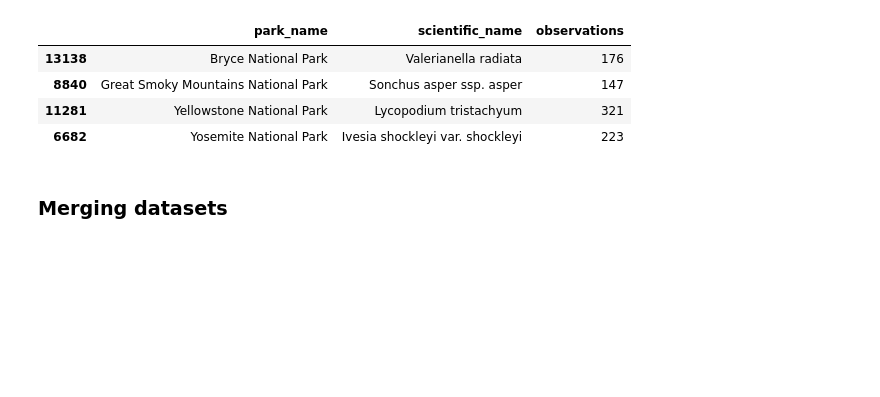
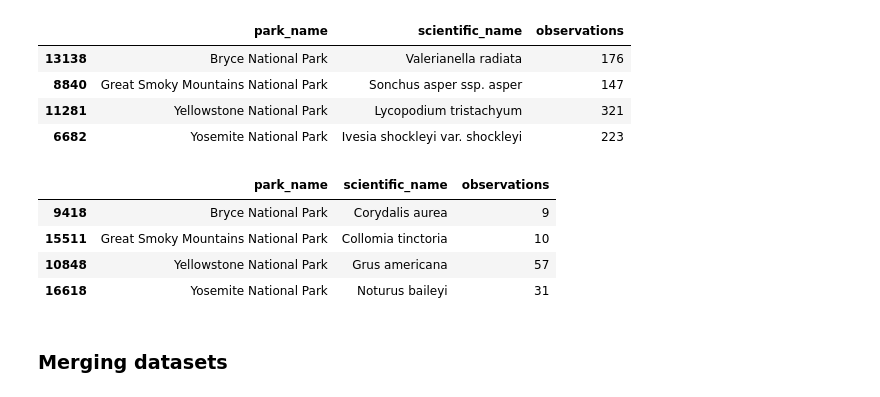
Before and after one commit to 7086600/biodiversity_project, a Jupyter notebook: biodiversity.ipynb, the cells around one changed output. Cells and saved outputs as stored; diff of their text form; code cells hidden in the pictures; blank space fills up the shorter version.

Commit message:
find least observed species

```diff
--- a/biodiversity.ipynb
+++ b/biodiversity.ipynb
@@ -226,6 +226,19 @@ mostObservedSpeciesByPark
 | 8840 | Great Smoky Mountains National Park | Sonchus asper ssp. asper | 147 |
 | 11281 | Yellowstone National Park | Lycopodium tristachyum | 321 |
 | 6682 | Yosemite National Park | Ivesia shockleyi var. shockleyi | 223 |
+# %%
+# least observed species
+# find the index of the min observations for each park
+idx = observations.groupby('park_name')['observations'].idxmin()
+# select the rows with the minimum observations
+leastObservedSpeciesByPark = observations.loc[idx, ['park_name', 'scientific_name', 'observations']]
+leastObservedSpeciesByPark
+# %% [output]
+|  | park_name | scientific_name | observations |
+| 9418 | Bryce National Park | Corydalis aurea | 9 |
+| 15511 | Great Smoky Mountains National Park | Collomia tinctoria | 10 |
+| 10848 | Yellowstone National Park | Grus americana | 57 |
+| 16618 | Yosemite National Park | Noturus baileyi | 31 |
 # %% [markdown]
 ### Merging datasets
 # %%
```
